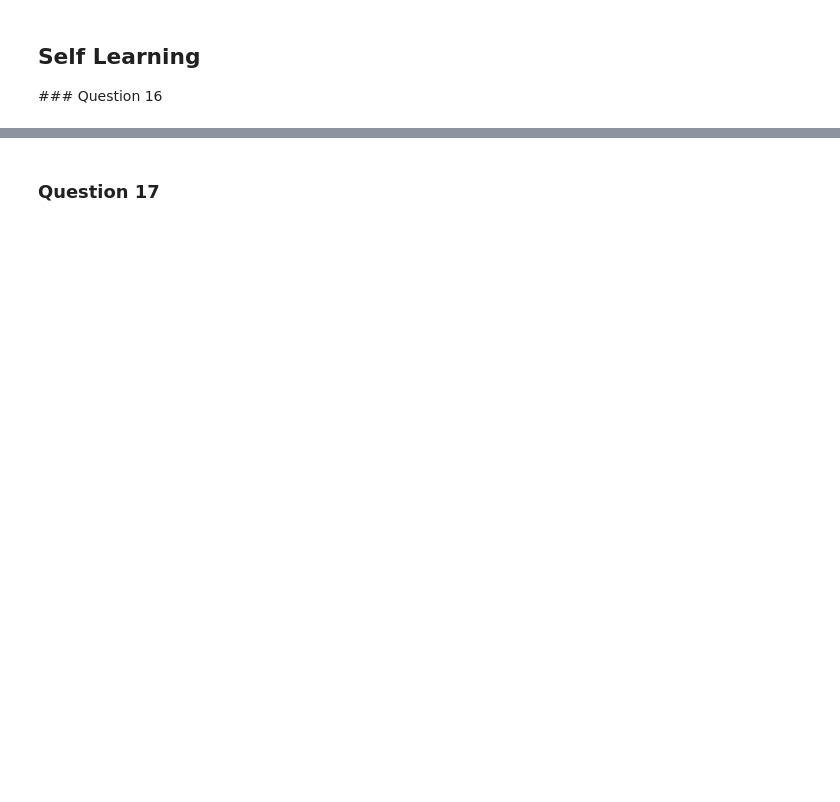
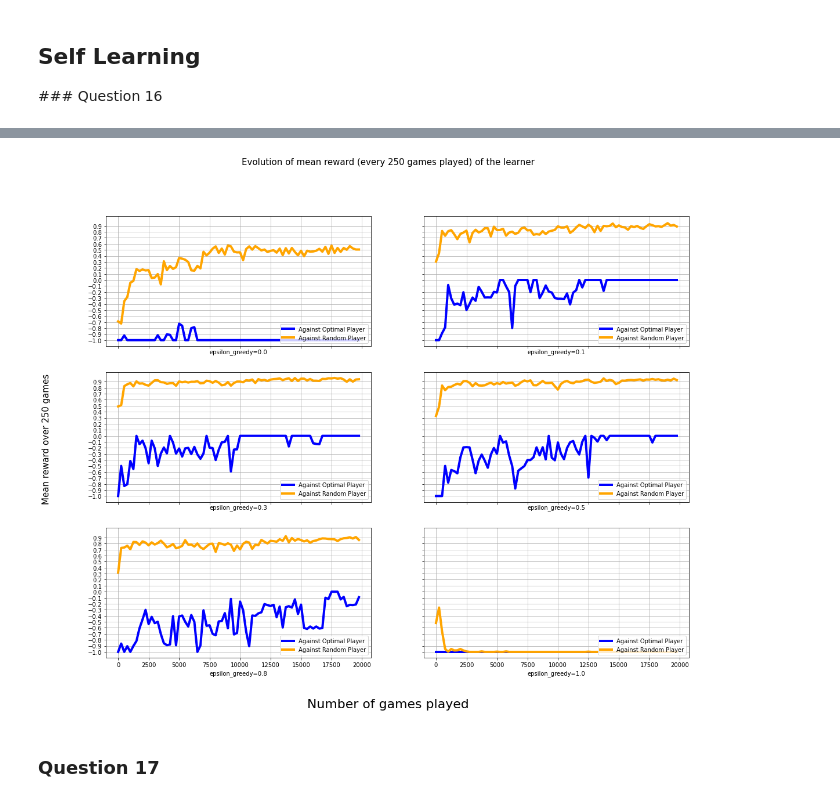
Before and after one commit to Ingloryon/ANN2022_TicTacToe, a Jupyter notebook: DeepQLearning.ipynb, the cells around one changed output, grey strips where cells are left out. Saved outputs shown, nothing was run; the diff lists cells and outputs as text; code cells hidden in the pictures; blank space fills up the shorter version.

```diff
--- a/DeepQLearning.ipynb
+++ b/DeepQLearning.ipynb
@@ -131,5 +140,7 @@ plots_several_trainings(values16, names16, avg_step, epochs)
 # %%
-plots_several_trainings_subfigures(values_mopt_mrng16, names16, training16.test_step, epochs, mopt_mrng=True)
+plots_several_trainings_subfigures(values_mopt_mrng16, names16, training16.TEST_STEP, epochs, mopt_mrng=True)
+# %% [output]
+[figure, added]
 # %% [markdown]
 ### Question 17
 # %%
```
Also changed, not shown: parts of 10 cells of this notebook, 1 other file.
